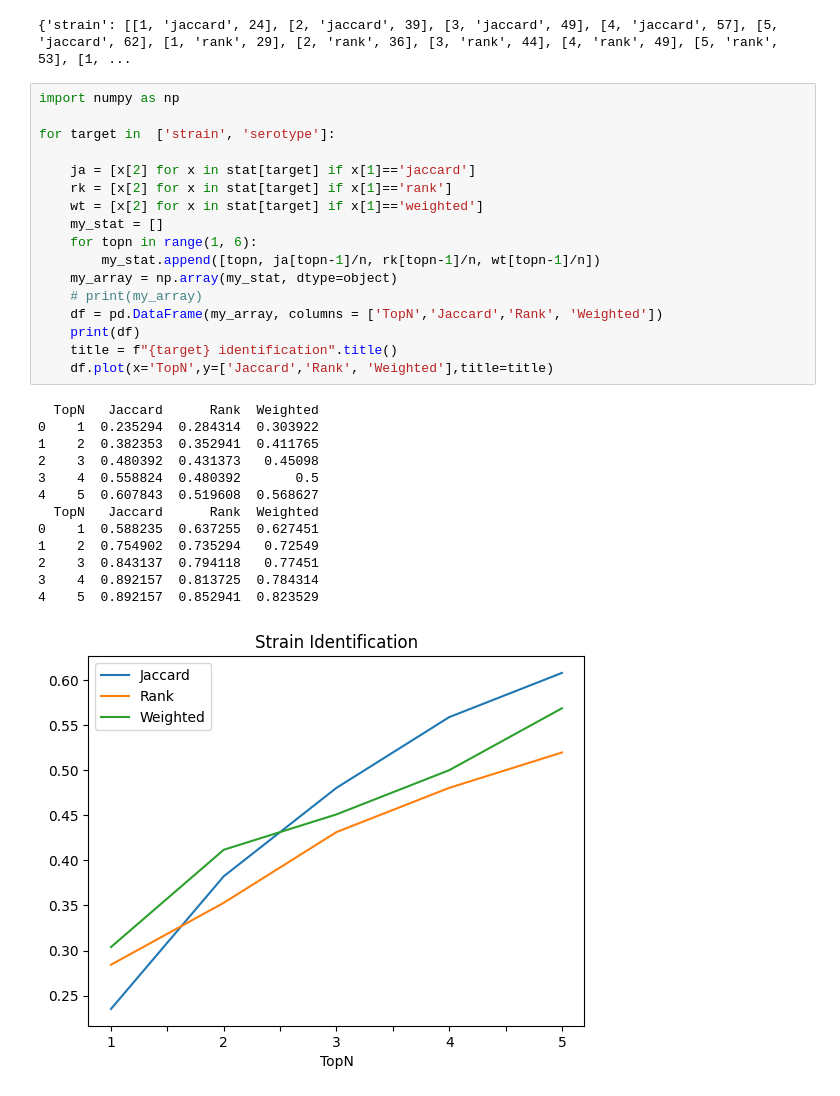
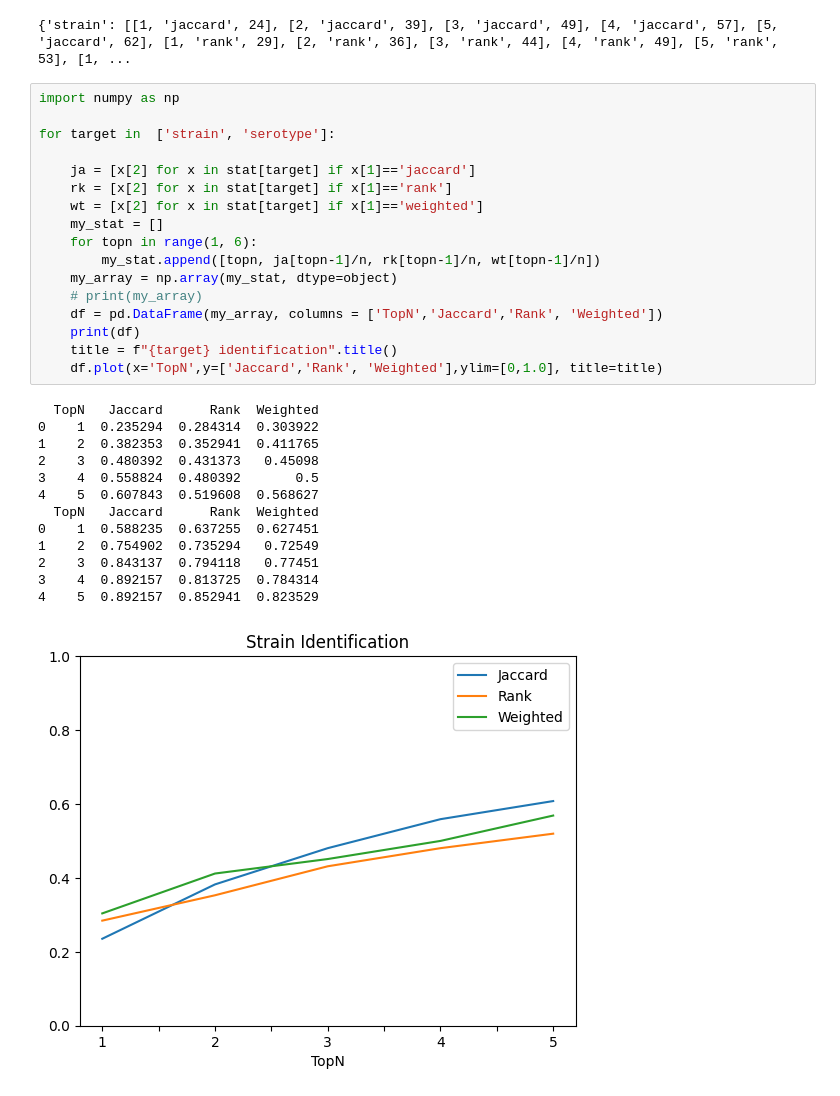
Before and after one commit to kuhaha/biotype, a Jupyter notebook: test4_biotype.ipynb, the cells around one changed output. Cells and saved outputs as stored; diff of their text form.

```diff
--- a/test4_biotype.ipynb
+++ b/test4_biotype.ipynb
@@ -148,31 +148,31 @@ print(stat)
 # %%
 import numpy as np
 
 for target in  ['strain', 'serotype']:
 
     ja = [x[2] for x in stat[target] if x[1]=='jaccard']
     rk = [x[2] for x in stat[target] if x[1]=='rank']
     wt = [x[2] for x in stat[target] if x[1]=='weighted']
     my_stat = []
     for topn in range(1, 6):
         my_stat.append([topn, ja[topn-1]/n, rk[topn-1]/n, wt[topn-1]/n])
     my_array = np.array(my_stat, dtype=object)
     # print(my_array)
     df = pd.DataFrame(my_array, columns = ['TopN','Jaccard','Rank', 'Weighted'])
     print(df)
     title = f"{target} identification".title()
-    df.plot(x='TopN',y=['Jaccard','Rank', 'Weighted'],title=title)
+    df.plot(x='TopN',y=['Jaccard','Rank', 'Weighted'],ylim=[0,1.0], title=title)
 # %% [output]
   TopN   Jaccard      Rank  Weighted
 0    1  0.235294  0.284314  0.303922
 1    2  0.382353  0.352941  0.411765
 2    3  0.480392  0.431373   0.45098
 3    4  0.558824  0.480392       0.5
 4    5  0.607843  0.519608  0.568627
   TopN   Jaccard      Rank  Weighted
 0    1  0.588235  0.637255  0.627451
 1    2  0.754902  0.735294   0.72549
 2    3  0.843137  0.794118   0.77451
 3    4  0.892157  0.813725  0.784314
 4    5  0.892157  0.852941  0.823529
-[figure, old version]
+[figure, new version]
```
Also changed, not shown: parts of 1 cell of this notebook.
